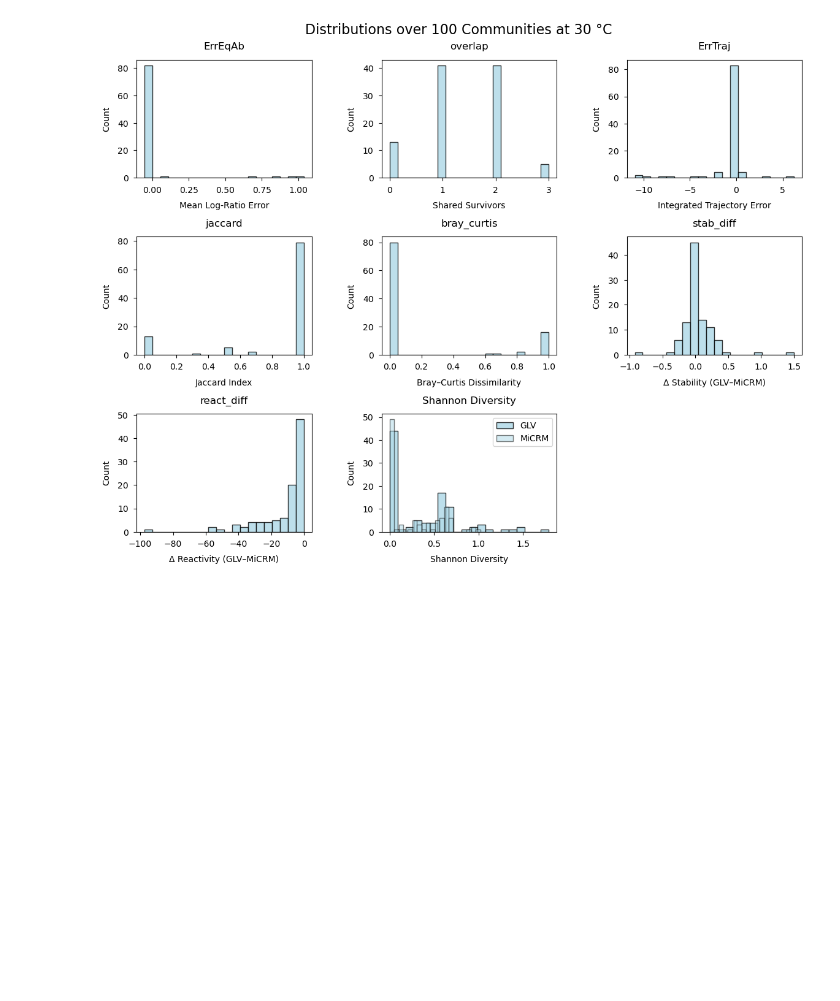
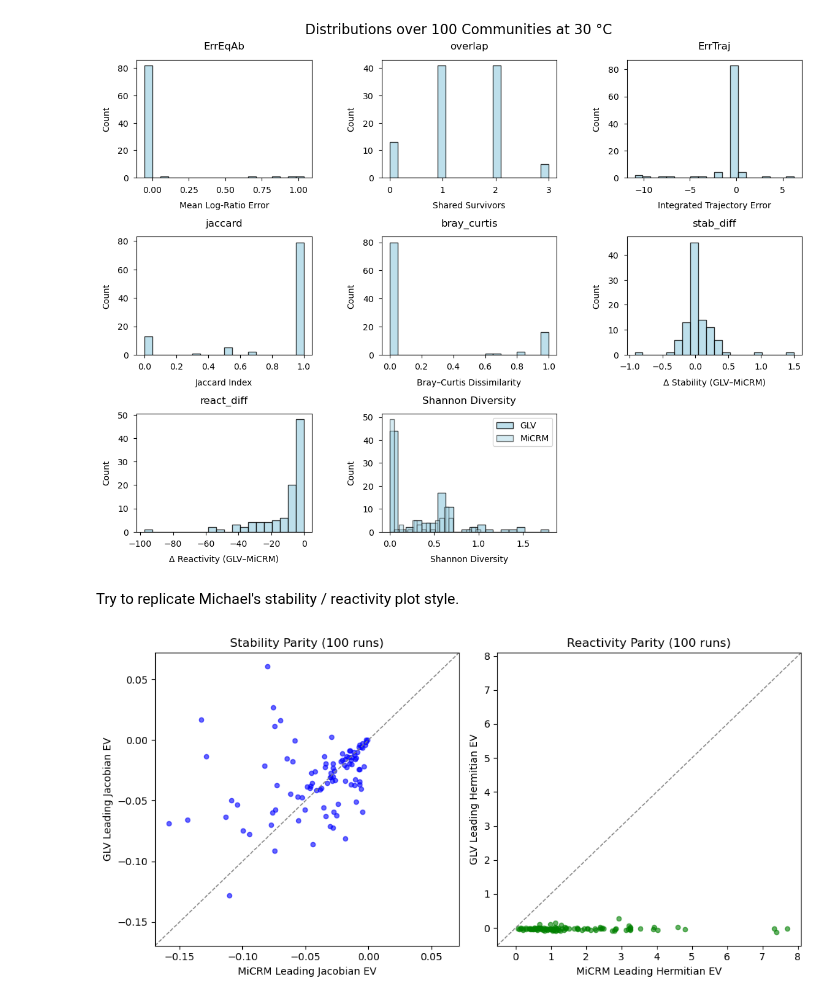
Before and after one commit to chanli-a/final_year_project, a Jupyter notebook: temp_abundance/all_comm_set_temp.ipynb, the cells around one changed output. Drawn from its saved outputs; the diff is of its cells as text; code cells hidden in the pictures; blank space fills up the shorter version.

Commit message:
added additional plots for stability and reactivity

```diff
--- a/temp_abundance/all_comm_set_temp.ipynb
+++ b/temp_abundance/all_comm_set_temp.ipynb
@@ -1434,3 +1434,48 @@ for idx, t_c in enumerate(temp_cs, start=1):
 # %% [output]
 [figure]
 [figure]
+# %% [markdown]
+Try to replicate Michael's stability / reactivity plot style.
+# %%
+# ---- PLOTTING WITH DYNAMIC LIMITS ----
+fig, axes = plt.subplots(1, 2, figsize=(10, 5))
+
+# 1) Stability Parity
+ax = axes[0]
+ax.scatter(stab_mi_vals, stab_lv_vals, s=20, alpha=0.6, color='blue')
+
+# compute dynamic limits with a little padding
+all_stab = np.concatenate([stab_mi_vals, stab_lv_vals])
+min_s, max_s = all_stab.min(), all_stab.max()
+pad_s = 0.05 * (max_s - min_s)
+lims_s = (min_s - pad_s, max_s + pad_s)
+
+ax.plot(lims_s, lims_s, '--', color='gray', linewidth=1)
+ax.set_xlim(lims_s)
+ax.set_ylim(lims_s)
+
+ax.set_xlabel("MiCRM Leading Jacobian EV")
+ax.set_ylabel("GLV Leading Jacobian EV")
+ax.set_title("Stability Parity (100 runs)")
+
+# 2) Reactivity Parity
+ax = axes[1]
+ax.scatter(react_mi_vals, react_lv_vals, s=20, alpha=0.6, color='green')
+
+all_react = np.concatenate([react_mi_vals, react_lv_vals])
+min_r, max_r = all_react.min(), all_react.max()
+pad_r = 0.05 * (max_r - min_r)
+lims_r = (min_r - pad_r, max_r + pad_r)
+
+ax.plot(lims_r, lims_r, '--', color='gray', linewidth=1)
+ax.set_xlim(lims_r)
+ax.set_ylim(lims_r)
+
+ax.set_xlabel("MiCRM Leading Hermitian EV")
+ax.set_ylabel("GLV Leading Hermitian EV")
+ax.set_title("Reactivity Parity (100 runs)")
+
+plt.tight_layout()
+plt.show()
+# %% [output]
+[figure, added]
```
Also changed, not shown: parts of 1 cell of this notebook.
